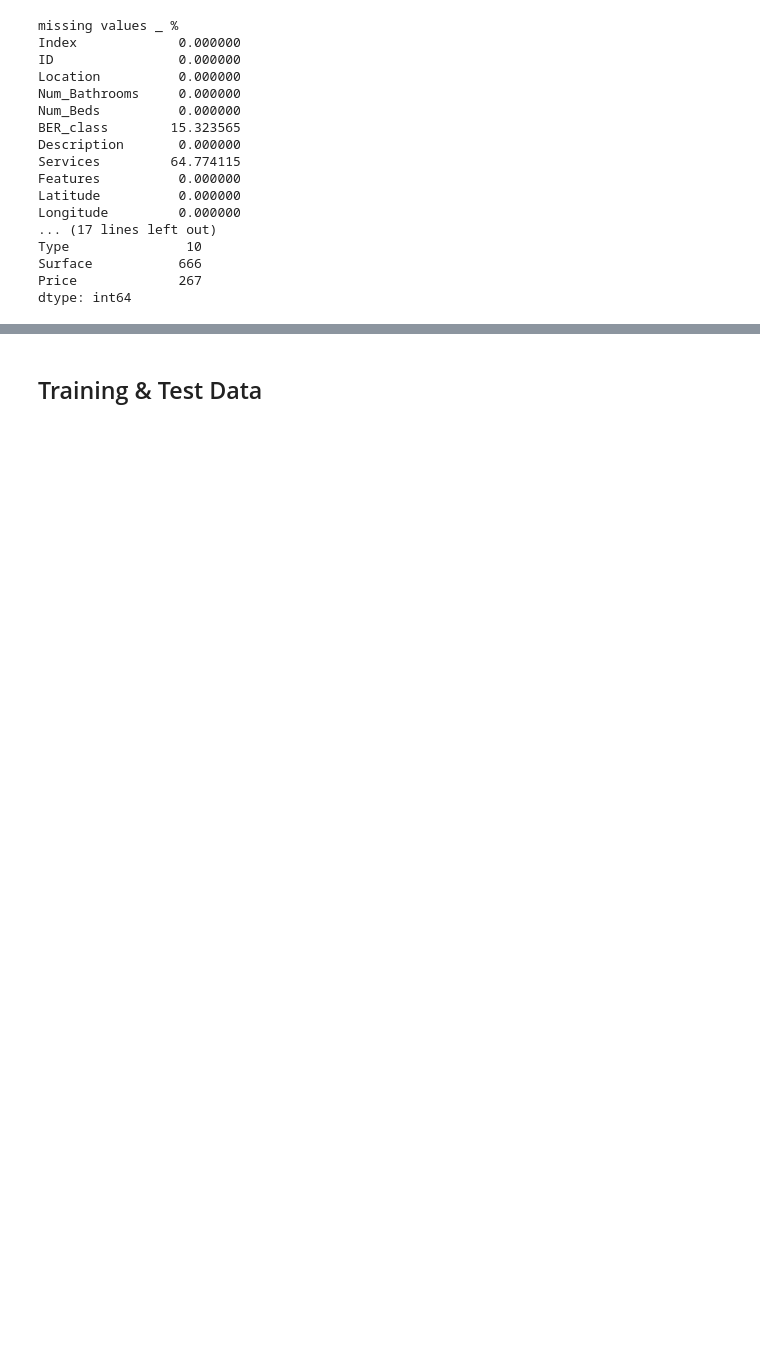
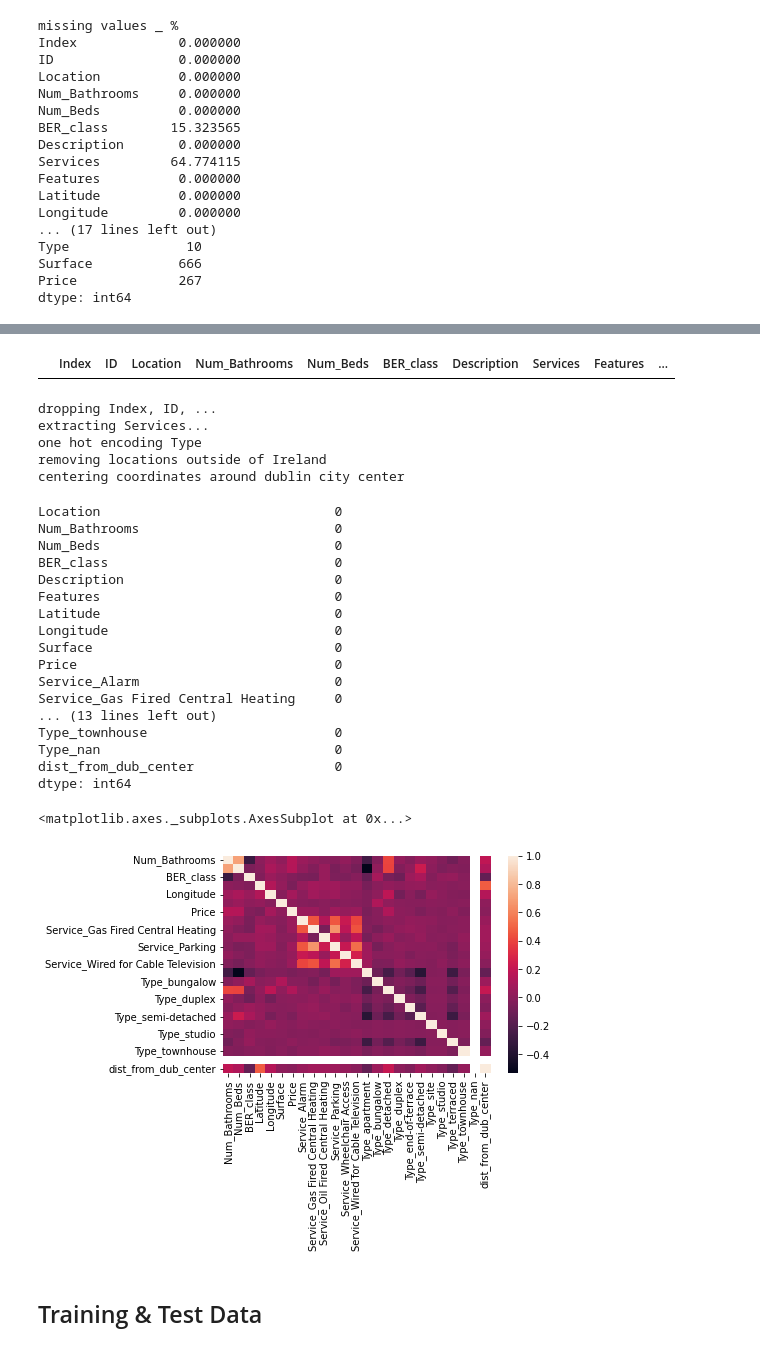
Before and after one commit to tomkeane07/AI-Projects-UL, a Jupyter notebook: semester3/MachineLearningApplications/E3/E3.ipynb, the cells around one changed output, grey strips where cells are left out. Saved outputs shown, nothing was run; the diff lists cells and outputs as text; code cells hidden in the pictures; blank space fills up the shorter version.

```diff
--- a/semester3/MachineLearningApplications/E3/E3.ipynb
+++ b/semester3/MachineLearningApplications/E3/E3.ipynb
@@ -127,10 +127,11 @@ Extract from this [paper](https://ieeexplore.ieee.org/document/9300074):
 # %% [markdown]
 The challenge is to predict the final price of each house.
 # %%
-def import_datasets(git_link = 'https://raw.githubusercontent.com/tomkeane07/AI-Projects-UL/Etivity3/semester3/MachineLearningApplications/E3/HousePrice_'):
+def import_datasets(git_link = 'https://raw.githubusercontent.com/tomkeane07/AI-Projects-UL/Etivity3/semester3/MachineLearningApplications/E3/'):
   return {
-      'Test'  : pd.read_csv(git_link+'Test.csv'),
-      'Train' : pd.read_csv(git_link+'Train.csv')}
+      'Test'  : pd.read_csv(git_link+'HousePrice_Test.csv'),
+      'Train' : pd.read_csv(git_link+'HousePrice_Train.csv'),
+      'true_price'  : pd.read_csv(git_link+'sample_submission.csv')}
 try:
   dbs
 except:
@@ -138,6 +139,10 @@ except:
 
 dftest  =  dbs['Test' ]
 dftrain =  dbs['Train']
+dfcost = dbs['true_price']
+dftest['Price'] = dfcost['Price']
+
+df = dftrain.append(dftest)
 # %%
 display(dftrain.tail())
 # %% [output]
@@ -191,7 +196,7 @@ Surface           666
 Price             267
 dtype: int64
 # %%
-dropcols = ['Services', 'Index', 'ID']
+dropcols = ['Index', 'ID']
 # %%
 def inspect_data(df, dropcols):
   df = df.drop(df[dropcols], axis=1)
@@ -239,2 +359,37 @@ features
+# %%
+display(df.tail(0))
+# %% [output]
+|  | Index | ID | Location | Num_Bathrooms | Num_Beds | BER_class | Description | Services | Features | ... |
+# %%
+df = treat_data(df, dropcols)
+# %% [output]
+dropping Index, ID, ...
+extracting Services...
+one hot encoding Type
+removing locations outside of Ireland
+centering coordinates around dublin city center
+# %%
+print(df.isna().sum())
+display(sns.heatmap(df.corr()))
+# %% [output]
+Location                              0
+Num_Bathrooms                         0
+Num_Beds                              0
+BER_class                             0
+Description                           0
+Features                              0
+Latitude                              0
+Longitude                             0
+Surface                               0
+Price                                 0
+Service_Alarm                         0
+Service_Gas Fired Central Heating     0
+... (13 lines left out)
+Type_townhouse                        0
+Type_nan                              0
+dist_from_dub_center                  0
+dtype: int64
+<matplotlib.axes._subplots.AxesSubplot at 0x...>
+[figure, added]
 # %% [markdown]
 ## Training & Test Data
```
Also changed, not shown: parts of 14 cells of this notebook.
